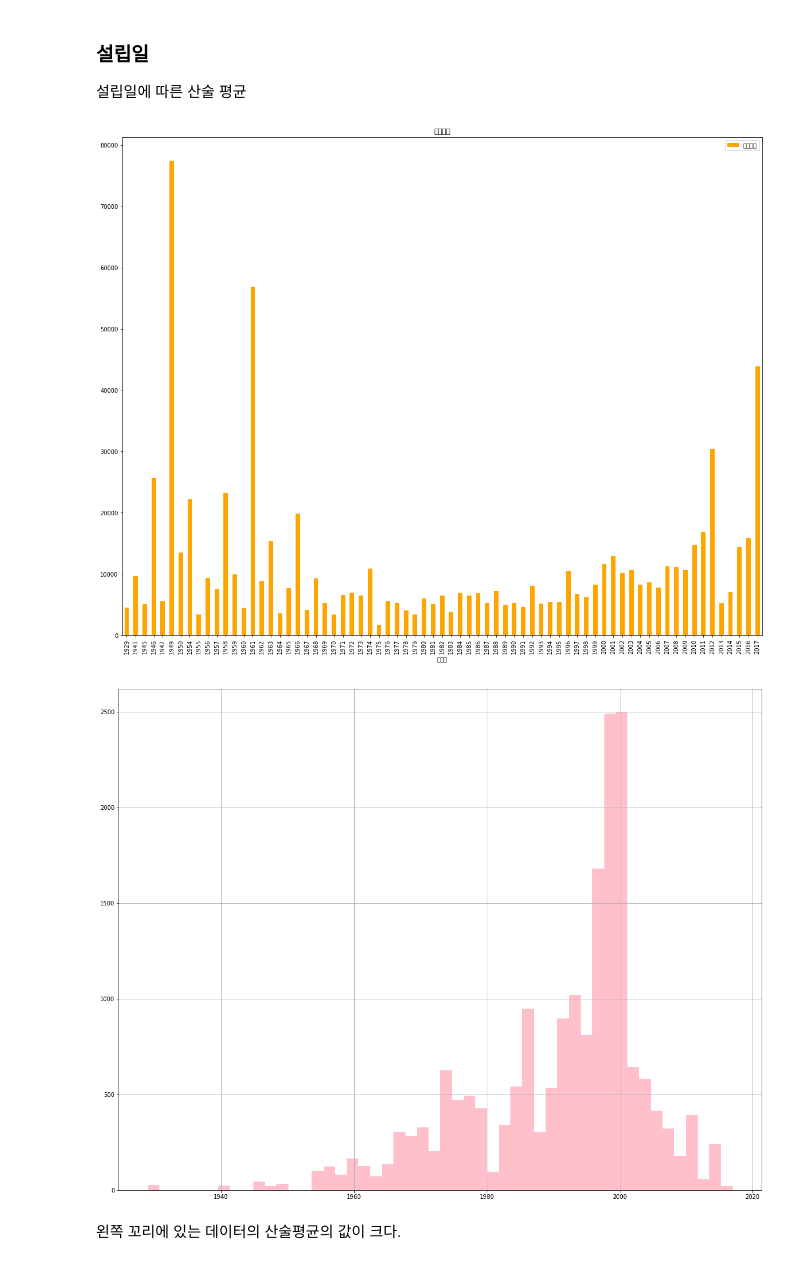
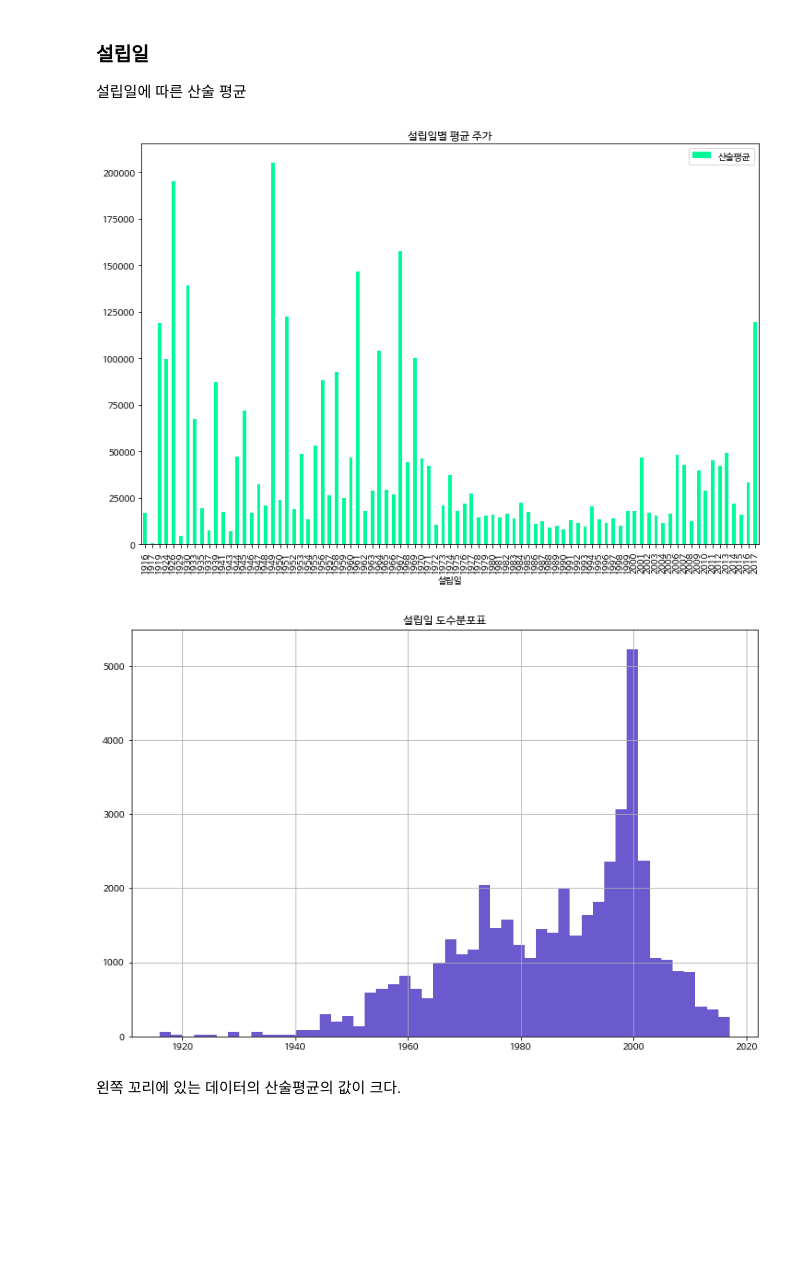
Before and after one commit to unsolvedproblem/library, a Jupyter notebook: Project/DB 프로젝트 최종.ipynb, the cells around one changed output. Saved outputs shown, nothing was run; the diff lists cells and outputs as text; code cells hidden in the pictures; blank space fills up the shorter version.

```diff
--- a/Project/DB 프로젝트 최종.ipynb
+++ b/Project/DB 프로젝트 최종.ipynb
@@ -17,12 +17,12 @@ np.random.seed(42) ##랜덤시드
 matplotlib.rc('font', family='NanumBarunGothic') ##matplotlib 한글을 위해
 plt.rcParams['axes.unicode_minus'] = False ##한글을 위해
 # %%
-data = pd.read_csv('datasets//DB//DB_data.csv', engine='python')
+DATA = pd.read_csv('datasets//DB//DB_data.csv', engine='python')
 # %% [markdown]
 # 기업규모명
 
 우리가 예측하고 싶은 대상은 중소기업이므로 중소기업만 관찰한다.
 # %%
-data = data[data["기업규모명"] == '중소기업']
+data = DATA[DATA["기업규모명"] == '중소기업']
 data["산술평균"].describe()
 # %% [output]
@@ -38,6 +38,6 @@ Name: 산술평균, dtype: float64
 # %% [markdown]
 우리의 타겟값인 산술평균의 경우 평균은 8000이지만 최댓값은 604000이다. 주어진 데이터에 이상치가 많다고 판단되어 산술평균이 15000 이내의 데이터만 사용하도록 한다.
 # %%
-data = data[data["산술평균"] < 150000]
+data = data[data["산술평균"] > 100000]
 data["산술평균"].describe()
 # %% [output]
@@ -52 +52,4 @@ max      149179.000000
 Name: 산술평균, dtype: float64
+# %%
+data = data[-(data["산술평균"].isnull())]
+data.info()
@@ -232,17 +269,18 @@ plt.show()
 # %%
 data_est_stock = data[["설립일", '산술평균']].copy()
 data_est_stock["설립일"] = data_est_stock["설립일"].str.split('-', n=2, expand=True)[0]
 
-data_est_stock.groupby("설립일").mean().plot.bar(figsize=(20,16), color='orange')
-plt.title('몰로하징')
+data_est_stock.groupby("설립일").mean().plot.bar(figsize=(12,8), color='mediumspringgreen')
+plt.title('설립일별 평균 주가')
 plt.show()
 # %% [output]
-[figure, old version]
+[figure, new version]
 # %%
-data_est_stock["설립일"].astype('float').hist(bins=50, figsize=(20,16), color='pink')
+data_est_stock["설립일"].astype('float').hist(bins=50, figsize=(12,8), color='slateblue')
+plt.title('설립일 도수분포표')
 plt.show()
 # %% [output]
-[figure, old version]
+[figure, new version]
 # %% [markdown]
 왼쪽 꼬리에 있는 데이터의 산술평균의 값이 크다.
 # %% [markdown]
```
Also changed, not shown: parts of 109 cells of this notebook.
